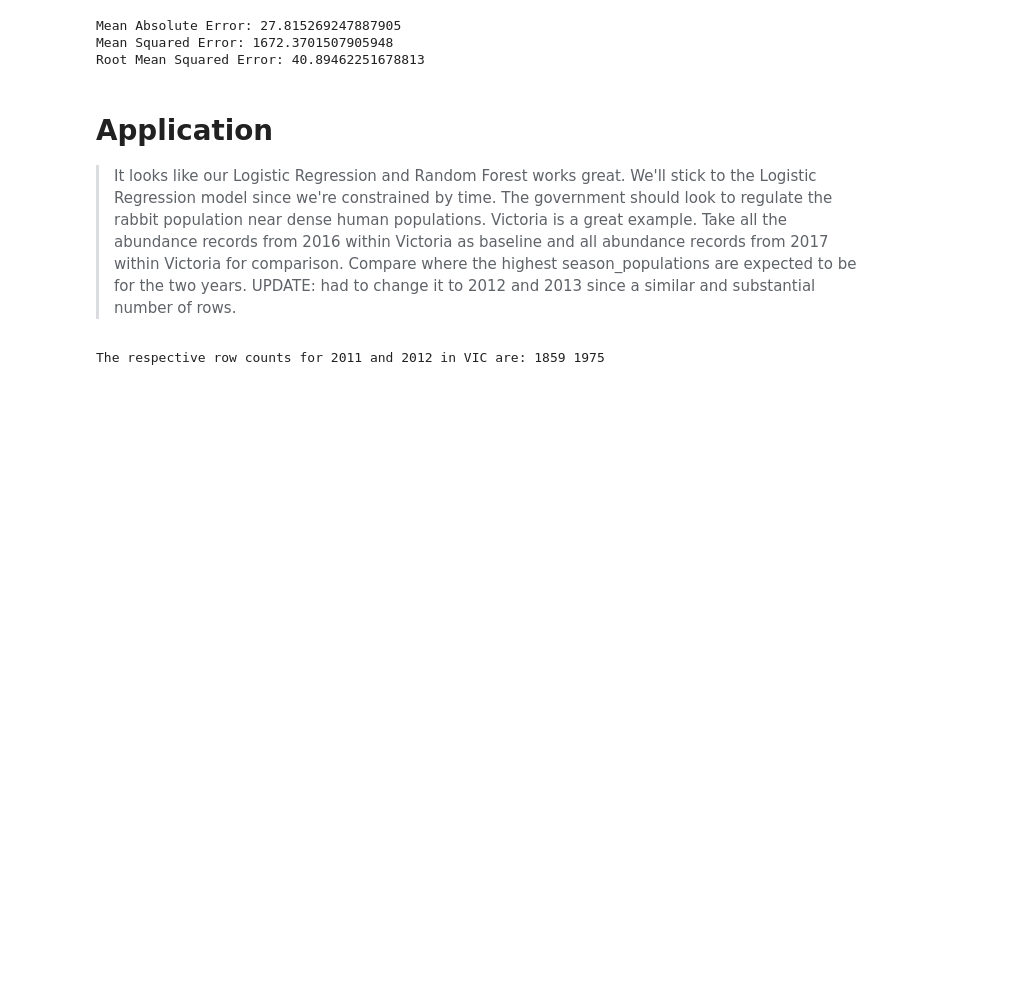
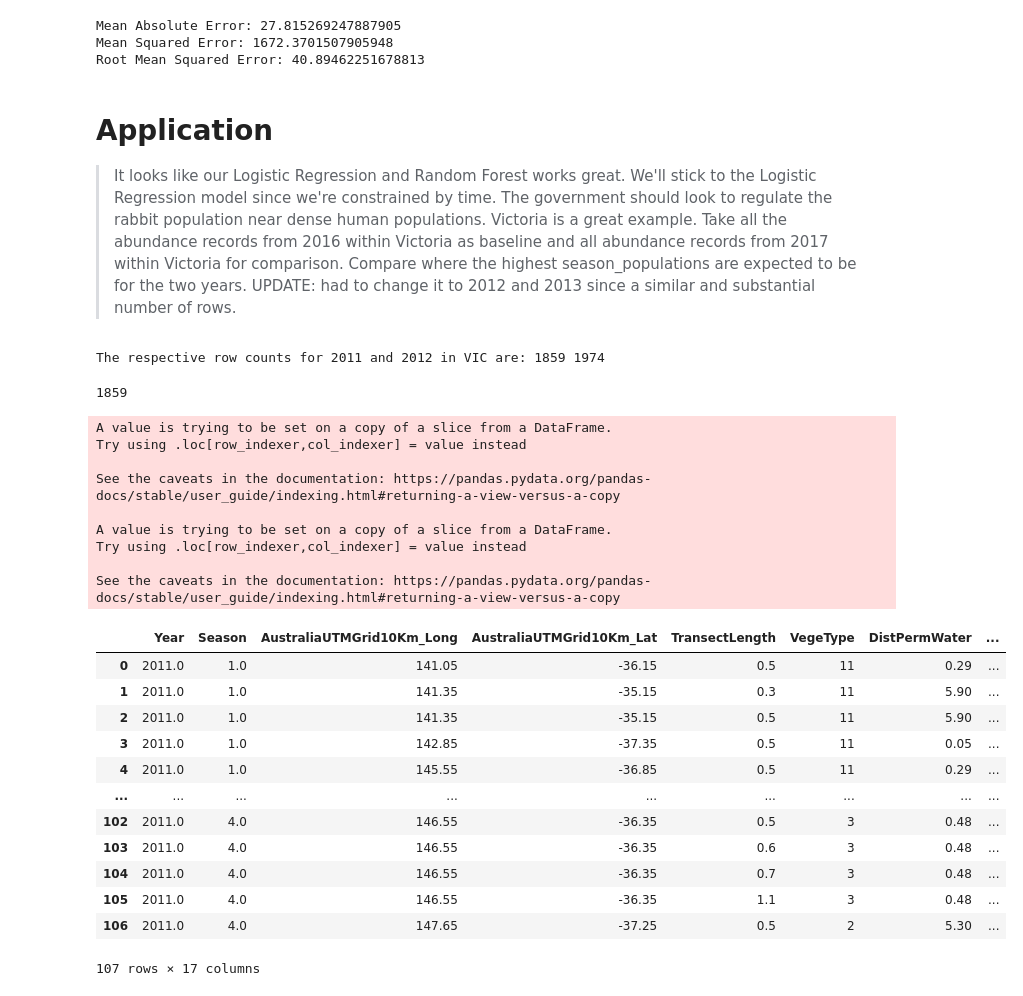
Before and after one commit to MichaelSalSail/Rabbits_ML_3HJ, a Jupyter notebook: Beware_Bunnies_Apr_19 - Edited_Dor.ipynb, the cells around one changed output. Drawn from its saved outputs; the diff is of its cells as text; code cells hidden in the pictures; blank space fills up the shorter version.

```diff
--- a/Beware_Bunnies_Apr_19 - Edited_Dor.ipynb
+++ b/Beware_Bunnies_Apr_19 - Edited_Dor.ipynb
@@ -1705,10 +1705,48 @@ abundance=abundance[['Year', 'Season', 'AustraliaUTMGrid10Km_Long',
        'AustraliaUTMGrid10Km_Lat', 'TransectLength', 'VegeType',
        'DistPermWater', 'DistAgriLand', 'PercSoilClay', 'M_TAvg_PreSummer',
        'M_TAvg_PreWinter', 'M_Prec_2PresSeasons', 'A_Prec_1YrLag',
-       'A_Prec_2YrLag', 'A_Psea_1YrLag', 'A_Psea_2YrLag']]
+       'A_Prec_2YrLag', 'A_Psea_1YrLag', 'A_Psea_2YrLag', 'RabbitsPerKm']]
 abundance=abundance.dropna()
 VIC_2011=abundance[abundance['Year']==2011]
 VIC_2012=abundance[abundance['Year']==2012]
 print("The respective row counts for 2011 and 2012 in VIC are:",VIC_2011.shape[0],VIC_2012.shape[0])
 # %% [output]
-The respective row counts for 2011 and 2012 in VIC are: 1859 1975
+The respective row counts for 2011 and 2012 in VIC are: 1859 1974
+# %%
+VIC_2012=VIC_2012[:1859]
+VIC_2012.shape[0]
+# %% [output]
+1859
+# %%
+VIC_2011['number_sightings'] = VIC_2011['RabbitsPerKm']*VIC_2011['TransectLength']
+VIC_2011['season_population'] = VIC_2011.groupby(['Year','Season','AustraliaUTMGrid10Km_Long','AustraliaUTMGrid10Km_Lat'])['number_sightings'].transform(np.sum)
+del VIC_2011['RabbitsPerKm']
+del VIC_2011['number_sightings']
+
+VIC_2011=VIC_2011.groupby(['Year','Season','AustraliaUTMGrid10Km_Long','AustraliaUTMGrid10Km_Lat',\
+                                           'TransectLength','VegeType','DistPermWater','DistAgriLand',\
+                                           'PercSoilClay']).mean().reset_index()
+VIC_2011.sort_values(['Year','Season'])
+# %% [output]
+A value is trying to be set on a copy of a slice from a DataFrame.
+Try using .loc[row_indexer,col_indexer] = value instead
+
+See the caveats in the documentation: https://pandas.pydata.org/pandas-docs/stable/user_guide/indexing.html#returning-a-view-versus-a-copy
+
+A value is trying to be set on a copy of a slice from a DataFrame.
+Try using .loc[row_indexer,col_indexer] = value instead
+
+See the caveats in the documentation: https://pandas.pydata.org/pandas-docs/stable/user_guide/indexing.html#returning-a-view-versus-a-copy
+|  | Year | Season | AustraliaUTMGrid10Km_Long | AustraliaUTMGrid10Km_Lat | TransectLength | VegeType | DistPermWater | ... |
+| 0 | 2011.0 | 1.0 | 141.05 | -36.15 | 0.5 | 11 | 0.29 | ... |
+| 1 | 2011.0 | 1.0 | 141.35 | -35.15 | 0.3 | 11 | 5.90 | ... |
+| 2 | 2011.0 | 1.0 | 141.35 | -35.15 | 0.5 | 11 | 5.90 | ... |
+| 3 | 2011.0 | 1.0 | 142.85 | -37.35 | 0.5 | 11 | 0.05 | ... |
+| 4 | 2011.0 | 1.0 | 145.55 | -36.85 | 0.5 | 11 | 0.29 | ... |
+| ... | ... | ... | ... | ... | ... | ... | ... | ... |
+| 102 | 2011.0 | 4.0 | 146.55 | -36.35 | 0.5 | 3 | 0.48 | ... |
+| 103 | 2011.0 | 4.0 | 146.55 | -36.35 | 0.6 | 3 | 0.48 | ... |
+| 104 | 2011.0 | 4.0 | 146.55 | -36.35 | 0.7 | 3 | 0.48 | ... |
+| 105 | 2011.0 | 4.0 | 146.55 | -36.35 | 1.1 | 3 | 0.48 | ... |
+| 106 | 2011.0 | 4.0 | 147.65 | -37.25 | 0.5 | 2 | 5.30 | ... |
+107 rows × 17 columns
```
Also changed, not shown: parts of 16 cells of this notebook.
